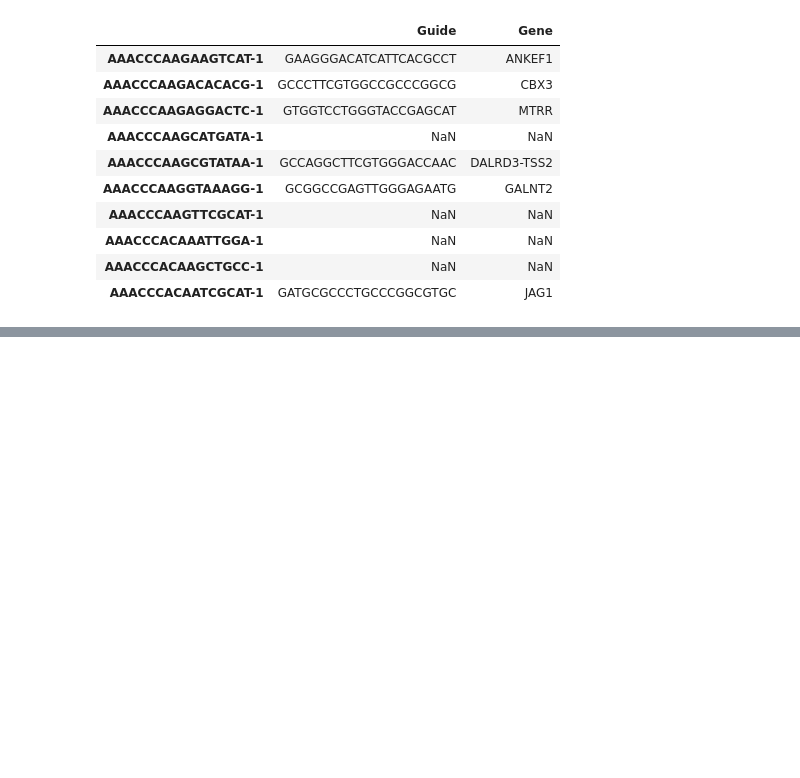
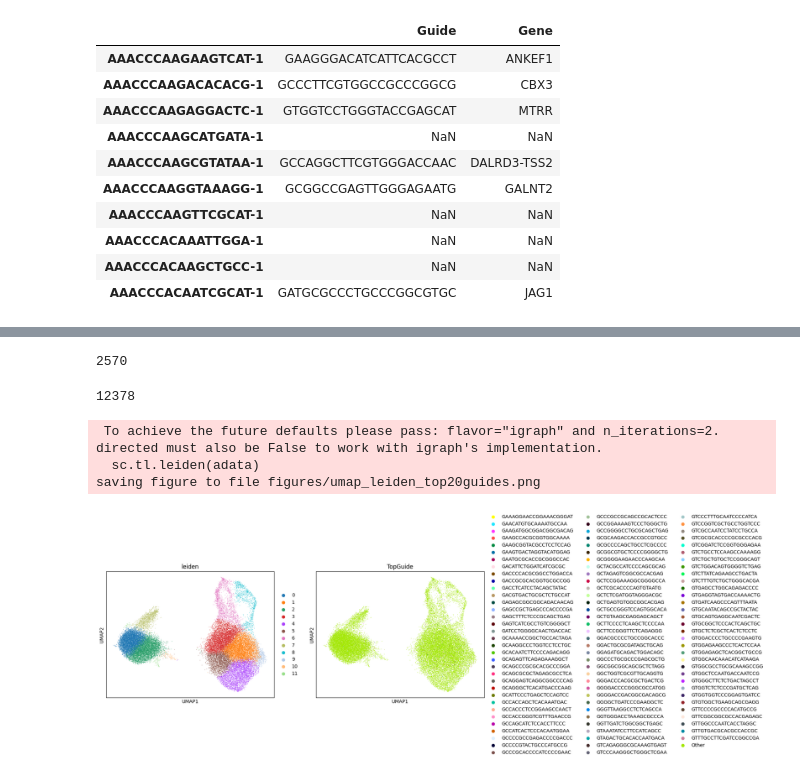
Before and after one commit to prasham21/indra_perturbseq, a Jupyter notebook: Extracted_matrix.ipynb, the cells around one changed output, grey strips where cells are left out. Drawn from its saved outputs; the diff is of its cells as text; code cells hidden in the pictures; blank space fills up the shorter version.

Commit message:
Create UMAPs and DEG analysis

```diff
--- a/Extracted_matrix.ipynb
+++ b/Extracted_matrix.ipynb
@@ -80,3 +80,27 @@ adata.obs[["Guide", "Gene"]].head(10)
 | AAACCCACAAATTGGA-1 | NaN | NaN |
 | AAACCCACAAGCTGCC-1 | NaN | NaN |
 | AAACCCACAATCGCAT-1 | GATGCGCCCTGCCCGGCGTGC | JAG1 |
+# %%
+import scanpy as sc
+
+# Basic quality control
+adata.var_names_make_unique()
+
+# Calculate QC metrics
+adata.obs['n_counts'] = adata.X.sum(axis=1).A1  # Total counts per cell
+adata.obs['n_genes'] = (adata.X > 0).sum(axis=1).A1  # Genes expressed per cell
+
+# Filter cells
+sc.pp.filter_cells(adata, min_genes=200)
+sc.pp.filter_genes(adata, min_cells=3)
+
+# Normalize & log transform
+sc.pp.normalize_total(adata, target_sum=1e4)
+sc.pp.log1p(adata)
+
+# Identify highly variable genes
+sc.pp.highly_variable_genes(adata, min_mean=0.0125, max_mean=3, min_disp=0.5)
+adata = adata[:, adata.var.highly_variable]
+
+# Scale data
+sc.pp.scale(adata, max_value=10)
@@ -82,0 +119,33 @@ adata.obs[["Guide", "Gene"]].head(10)
+# %%
+print(adata.obs['Gene'].nunique())
+# %% [output]
+2570
+# %%
+print(adata.obs['Guide'].nunique())
+# %% [output]
+12378
+# %%
+# PCA
+sc.tl.pca(adata, svd_solver='arpack')
+
+# Neighborhood graph
+sc.pp.neighbors(adata, n_neighbors=10, n_pcs=40)
+
+# Clustering
+sc.tl.leiden(adata)
+
+# UMAP
+sc.tl.umap(adata)
+
+# Plot top N most frequent guides
+top_n = 100
+top_guides = adata.obs['Guide'].value_counts().head(top_n).index.tolist()
+adata.obs['TopGuide'] = adata.obs['Guide'].apply(lambda x: x if x in top_guides else 'Other')
+
+# UMAP with Leiden and Top 20 Guides
+sc.pl.umap(adata, color=['leiden', 'TopGuide'], save="_leiden_top20guides.png")
+# %% [output]
+ To achieve the future defaults please pass: flavor="igraph" and n_iterations=2.  directed must also be False to work with igraph's implementation.
+  sc.tl.leiden(adata)
+saving figure to file figures/umap_leiden_top20guides.png
+[figure, added]
```
Also changed, not shown: parts of 25 cells of this notebook.
